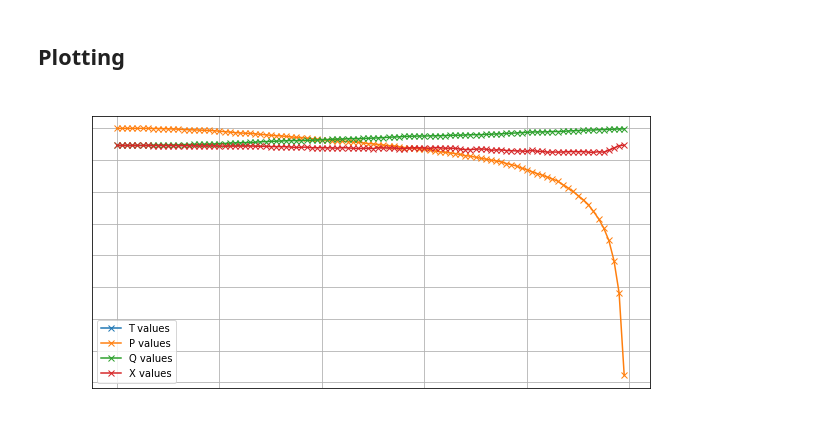
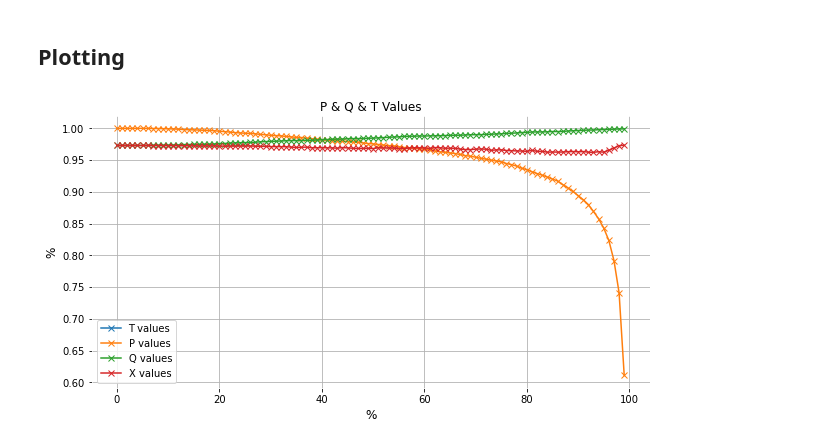
Before and after one commit to FusionShareeza/ML, a Jupyter notebook: fnn_linus.ipynb, the cells around one changed output. Drawn from its saved outputs; the diff is of its cells as text; code cells hidden in the pictures.

```diff
--- a/fnn_linus.ipynb
+++ b/fnn_linus.ipynb
@@ -271,26 +271,26 @@ print(P, Q, X)
 # %%
 l = [0.1, 0.2, 0.3, 0.4, 0.5, 0.6, 0.7, 0.8, 0.9, 1]
 t_values = []
 
 import numpy as np
 
 N = len(t_values)
 l2 = np.arange(N)
 
-with matplot.rc_context({'axes.edgecolor': 'black', 'xtick.color':'white','ytick.color':'white'}):
+with matplot.rc_context({'axes.edgecolor': 'white', 'xtick.color':'black','ytick.color':'black'}):
     matplot.subplots(figsize=(10,5))
     matplot.plot(l2, t_values, marker= 'x',label='T values')
     matplot.plot(np.arange(len(P)), P ,marker= 'x', label='P values')
     matplot.plot(np.arange(len(Q)), Q, marker= 'x',label='Q values')
     matplot.plot(np.arange(len(X)), X, marker= 'x',label='X values')
 
     matplot.grid(True)
-    matplot.xlabel("%", fontsize = 12, color = 'white')
+    matplot.xlabel("%", fontsize = 12, color = 'black')
     matplot.colorbar
-    matplot.ylabel("%", fontsize = 12, color = 'white')
+    matplot.ylabel("%", fontsize = 12, color = 'black')
     matplot.legend()
-    matplot.title("P & Q & T Values", fontsize = 12, color = 'white')
+    matplot.title("P & Q & T Values", fontsize = 12, color = 'black')
     matplot.savefig('diagramm.png')
     matplot.show()
 # %% [output]
-[figure, old version]
+[figure, new version]
```
Also changed, not shown: 1 other file.
